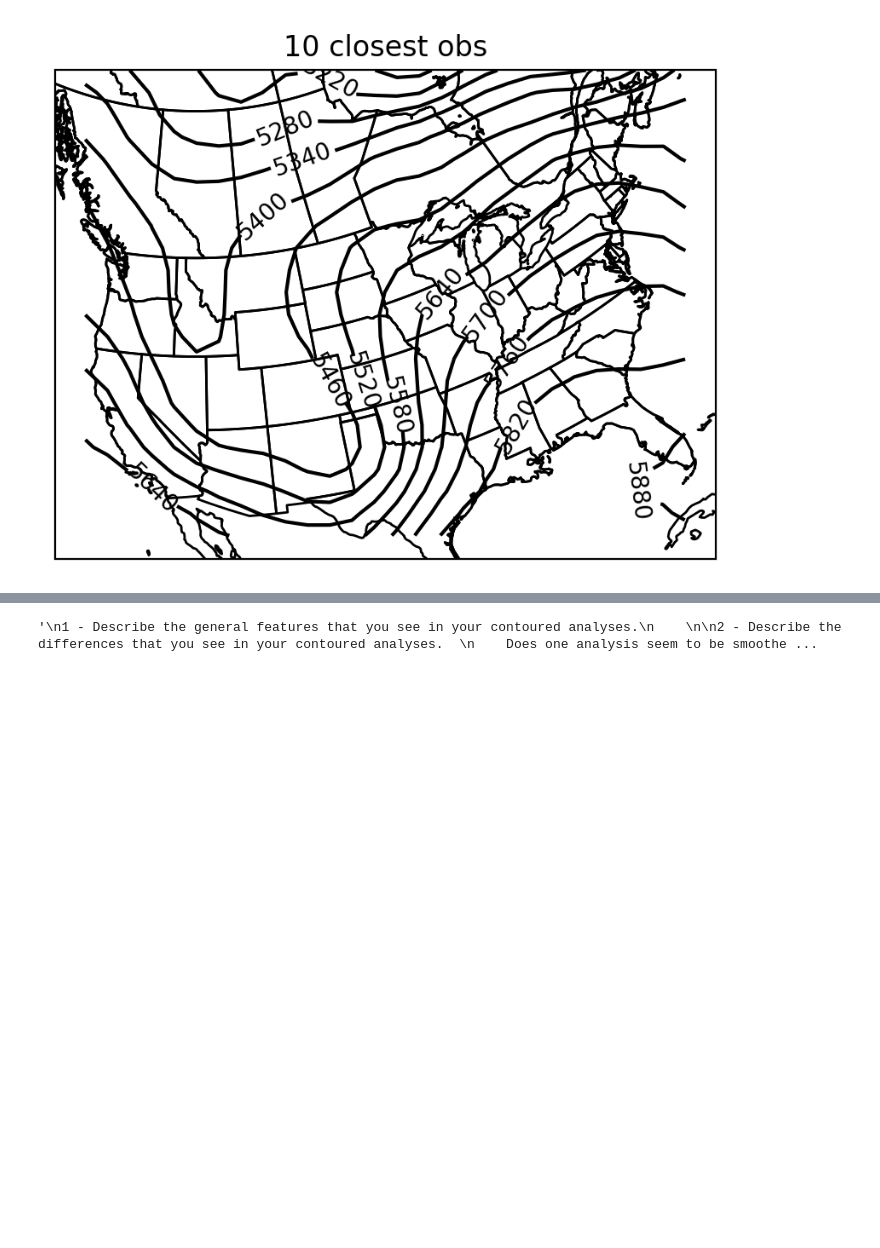
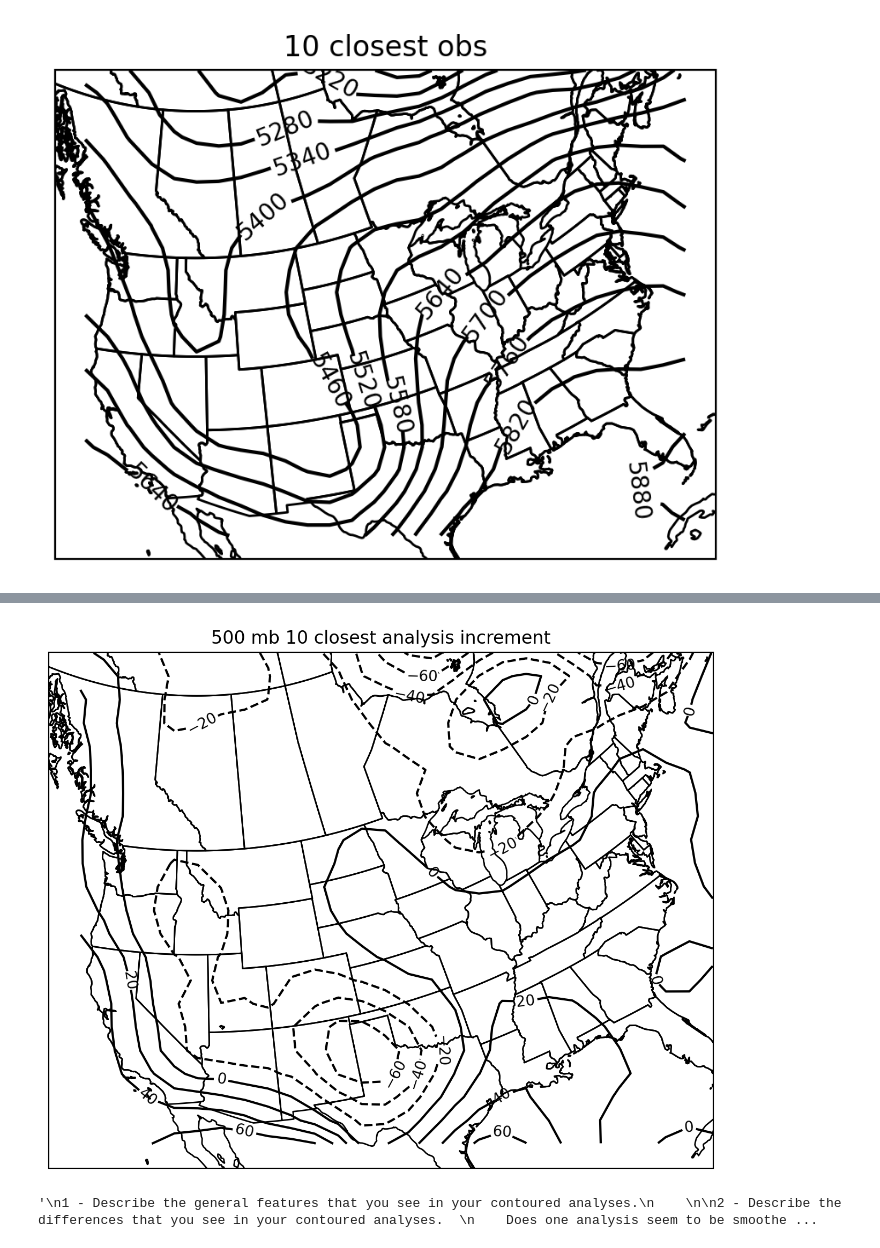
Before and after one commit to atcolehood/ATSC528, a Jupyter notebook: 03-Statistical_Objective_Analysis/statistical_oban.ipynb, the cells around one changed output, grey strips where cells are left out. Cells and saved outputs as stored; diff of their text form; code cells hidden in the pictures; blank space fills up the shorter version.

```diff
--- a/03-Statistical_Objective_Analysis/statistical_oban.ipynb
+++ b/03-Statistical_Objective_Analysis/statistical_oban.ipynb
@@ -419,0 +458,19 @@ with open('500mb_closest_10.txt','wb') as f:
+# %%
+### Calculate Analysis Differences
+f_a_diff3 = fa_10 - fb
+#print(f_a_diff)
+
+### Plot Analysis Differences ###
+proj = ccrs.Stereographic(central_longitude=-115,central_latitude=90,true_scale_latitude=60)
+fig = plt.figure(figsize=(8,8),dpi=200)
+ax1 = fig.add_subplot(111,projection=proj)
+ax1.add_feature(cfeature.STATES)
+ax1.add_feature(cfeature.COASTLINE)
+
+#plot analysis (MAY NEED TO CHANGE VARIABLE NAMES/INDICES)#
+cs1 = ax1.contour(lamda,psi,f_a_diff3[:,:],colors='k',levels=np.arange(-800,800,20),transform=ccrs.PlateCarree())
+plt.clabel(cs1,levels=np.arange(-800,800,20))
+plt.title("500 mb 10 closest analysis increment")
+plt.show()
+# %% [output]
+[figure, added]
```
Also changed, not shown: parts of 3 cells of this notebook, 6 other files.
